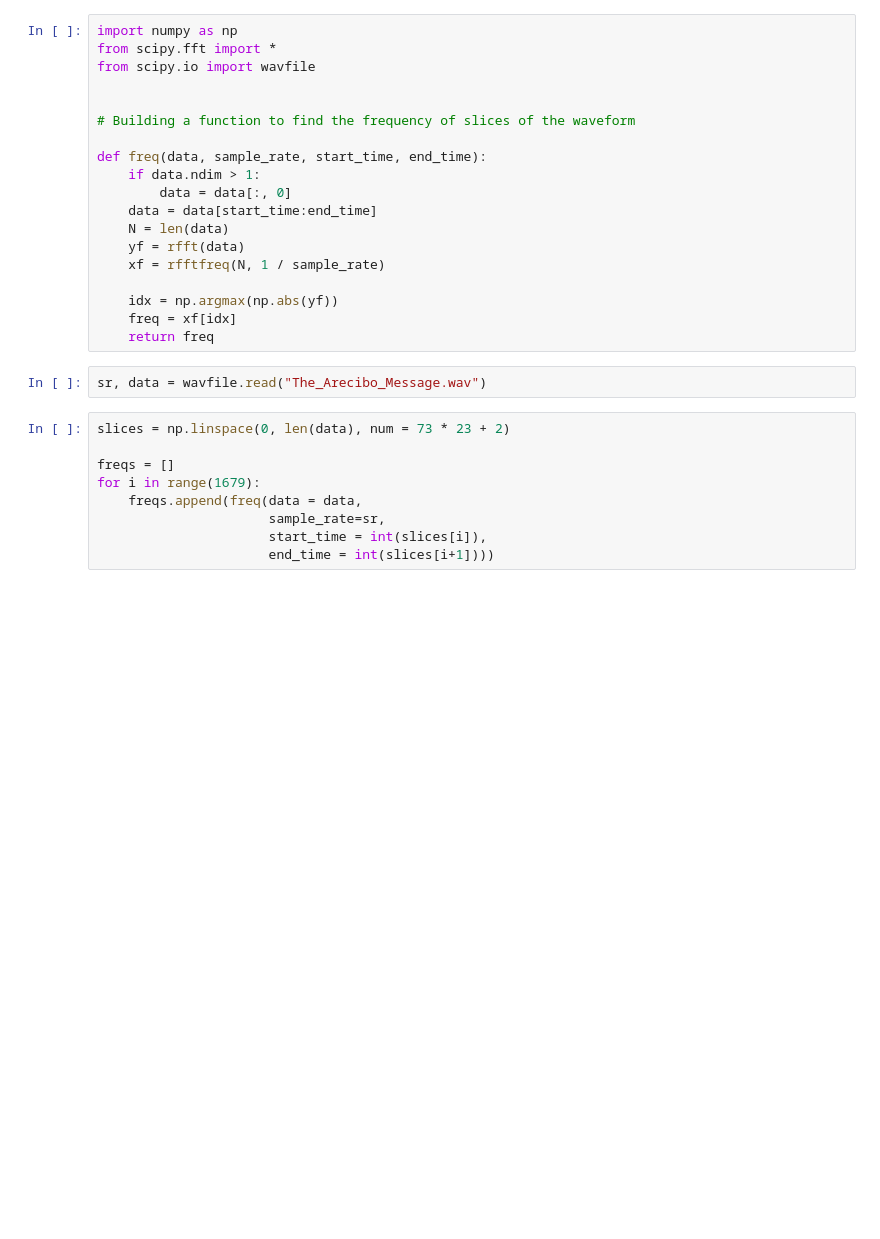
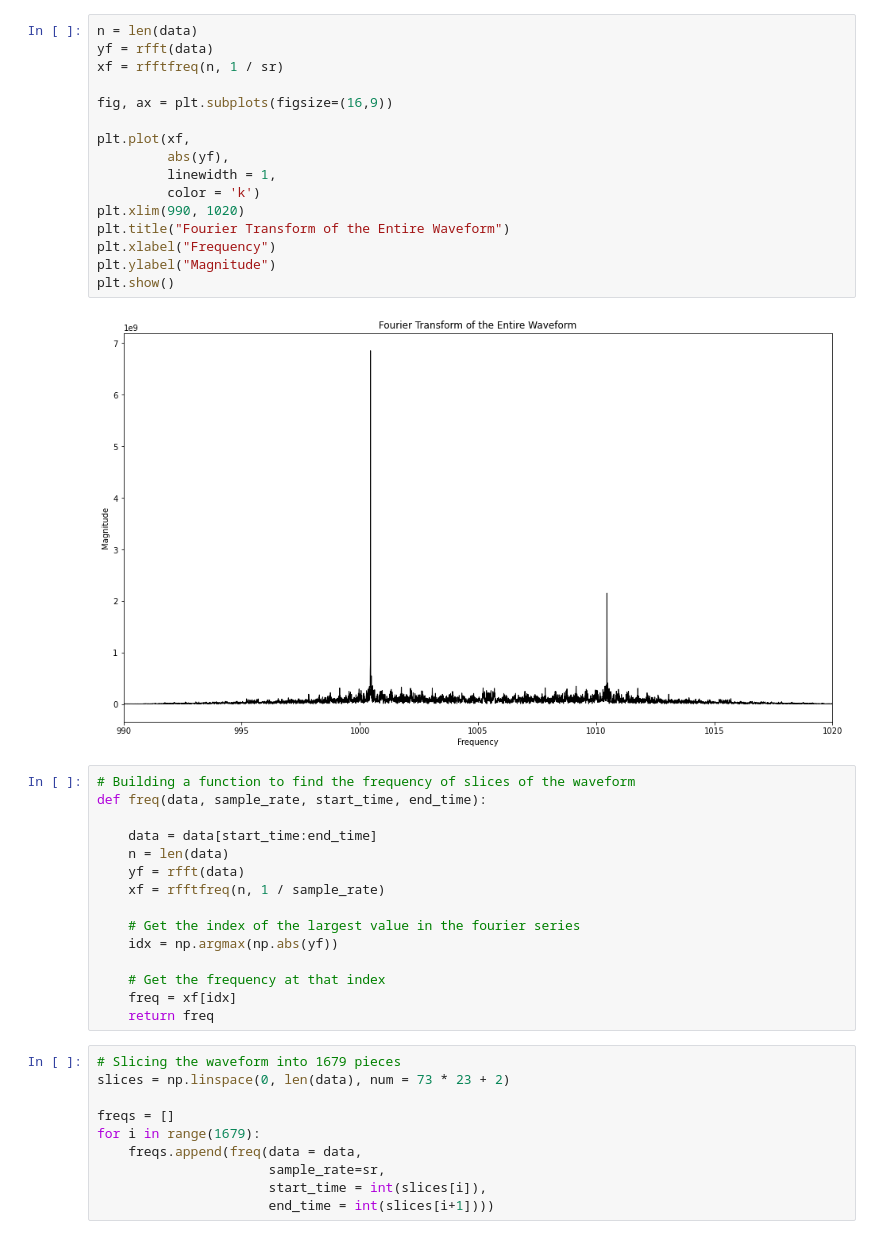
Before and after one commit to MichaelHotaling/Posts, a Jupyter notebook: Decoding The Arecibo Code from Audio.ipynb, the cells around one changed output. Cells and saved outputs as stored; diff of their text form; blank space fills up the shorter version.

```diff
--- a/Decoding The Arecibo Code from Audio.ipynb
+++ b/Decoding The Arecibo Code from Audio.ipynb
@@ -7,25 +28,38 @@ import matplotlib.pyplot as plt
+# %%
+n = len(data)
+yf = rfft(data)
+xf = rfftfreq(n, 1 / sr)
+
+fig, ax = plt.subplots(figsize=(16,9))
+
+plt.plot(xf,
+         abs(yf),
+         linewidth = 1,
+         color = 'k')
+plt.xlim(990, 1020)
+plt.title("Fourier Transform of the Entire Waveform")
+plt.xlabel("Frequency")
+plt.ylabel("Magnitude")
+plt.show()
+# %% [output]
+[figure, added]
 # %%
-import numpy as np
-from scipy.fft import *
-from scipy.io import wavfile
+# Building a function to find the frequency of slices of the waveform
+def freq(data, sample_rate, start_time, end_time):
 
+    data = data[start_time:end_time]
+    n = len(data)
+    yf = rfft(data)
+    xf = rfftfreq(n, 1 / sample_rate)
 
-# Building a function to find the frequency of slices of the waveform
+    # Get the index of the largest value in the fourier series
+    idx = np.argmax(np.abs(yf))
 
-def freq(data, sample_rate, start_time, end_time):
-    if data.ndim > 1:
-        data = data[:, 0]
-    data = data[start_time:end_time]
-    N = len(data)
-    yf = rfft(data)
-    xf = rfftfreq(N, 1 / sample_rate)
-
-    idx = np.argmax(np.abs(yf))
+    # Get the frequency at that index
     freq = xf[idx]
     return freq
-# %%
-sr, data = wavfile.read("The_Arecibo_Message.wav")
 # %%
+# Slicing the waveform into 1679 pieces
 slices = np.linspace(0, len(data), num = 73 * 23 + 2)
 
 freqs = []
```
Also changed, not shown: parts of 4 cells of this notebook.
